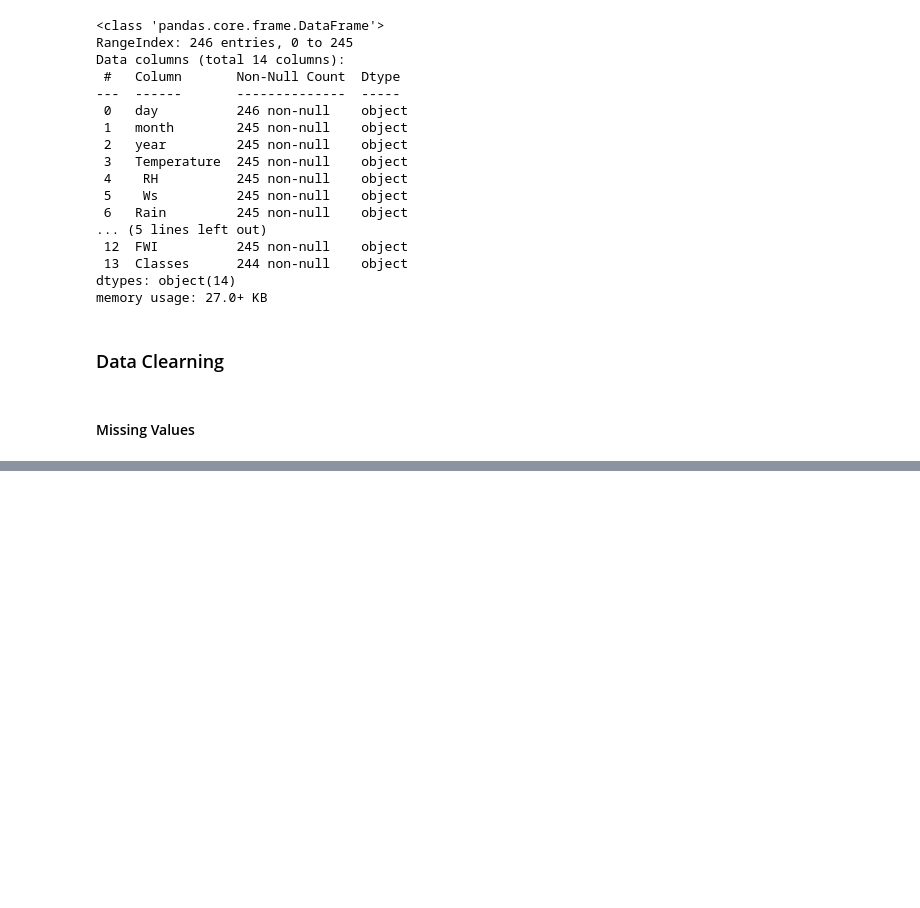
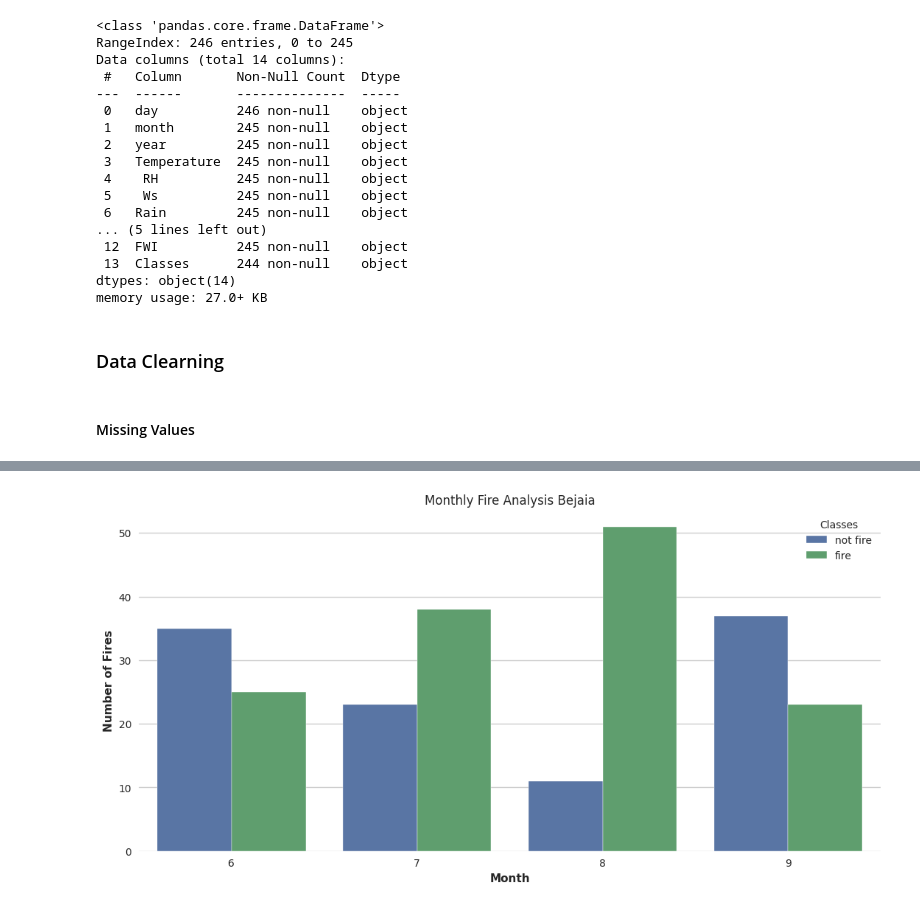
Before and after one commit to AshwinUnnikrishnan/Forest_Fires, a Jupyter notebook: Algerian_Forest.ipynb, the cells around one changed output, grey strips where cells are left out. Drawn from its saved outputs; the diff is of its cells as text; code cells hidden in the pictures; blank space fills up the shorter version.

```diff
--- a/Algerian_Forest.ipynb
+++ b/Algerian_Forest.ipynb
@@ -36,0 +246,13 @@ memory usage: 27.0+ KB
+# %%
+dataset['Classes'] = np.where(dataset['Classes'].str.contains('not fire'), 'not fire', 'fire')
+# %%
+dftemp = dataset.loc[dataset['Region'] == 1]
+plt.subplots(figsize=(13,6))
+sns.set_style('whitegrid')
+sns.countplot(x='month', hue='Classes', data=dataset)
+plt.ylabel('Number of Fires', weight='bold')
+plt.xlabel('Month',  weight='bold')
+plt.title('Monthly Fire Analysis Bejaia')
+plt.show()
+# %% [output]
+[figure, added]
```
Also changed, not shown: parts of 38 cells of this notebook.
